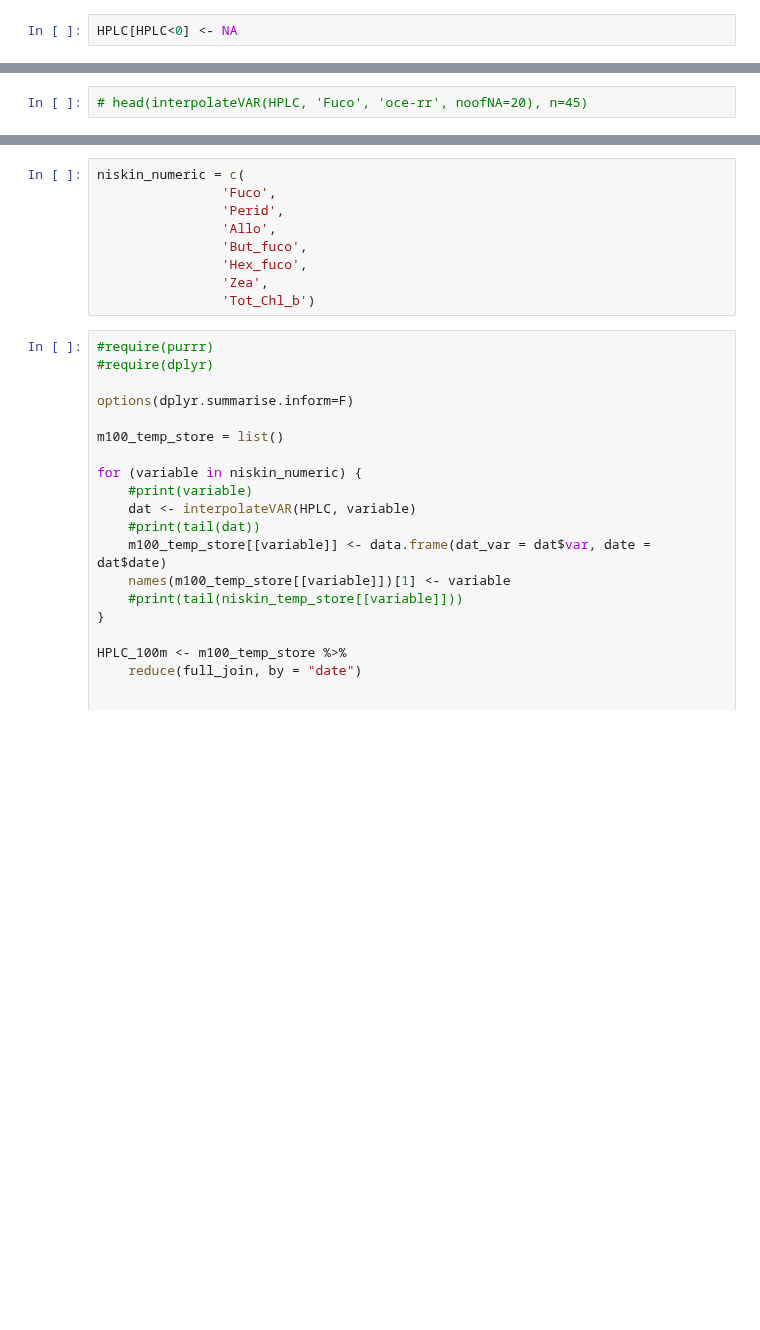
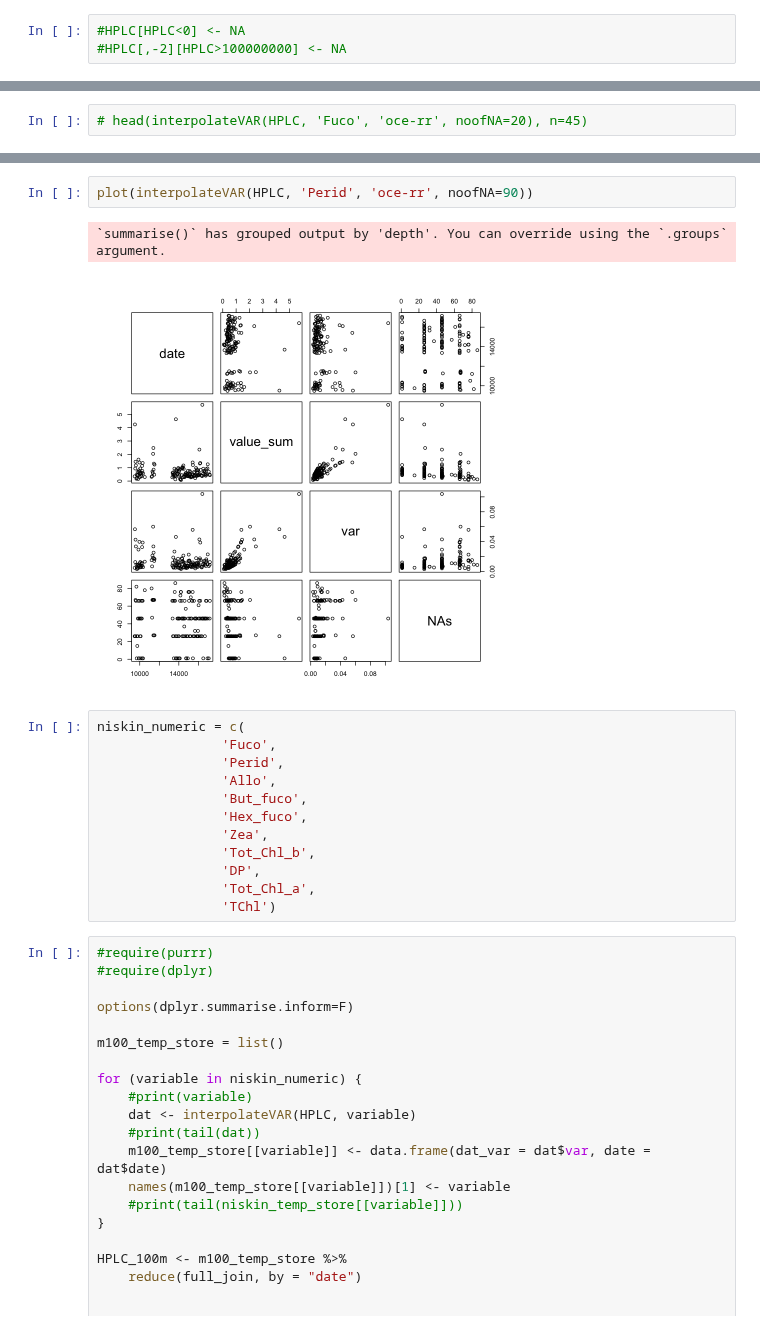
Before and after one commit to ben1post/BennyPhD, a Jupyter notebook: CaRiaco/SCRIPPS/CARIACO_data/Manuscript2DataAnalysis/DataPipeline/HPLC/HPLC_IntegrateSizePigments.R.ipynb, the cells around one changed output, grey strips where cells are left out. Saved outputs shown, nothing was run; the diff lists cells and outputs as text; blank space fills up the shorter version.

Commit message:
calc HPLC sizes

```diff
--- a/CaRiaco/SCRIPPS/CARIACO_data/Manuscript2DataAnalysis/DataPipeline/HPLC/HPLC_IntegrateSizePigments.R.ipynb
+++ b/CaRiaco/SCRIPPS/CARIACO_data/Manuscript2DataAnalysis/DataPipeline/HPLC/HPLC_IntegrateSizePigments.R.ipynb
@@ -9,5 +9,6 @@ library(oce)
 # %%
 HPLC <- read.csv("../../DATA/HPLC_SizePigments.csv")
 # %%
-HPLC[HPLC<0] <- NA
+#HPLC[HPLC<0] <- NA
+#HPLC[,-2][HPLC>100000000] <- NA
 # %%
@@ -99,3 +151,8 @@ interpolateVAR <- function(data, var, depth_to=100, depth_from=0, int_func='oce-
+# %%
+plot(interpolateVAR(HPLC, 'Perid', 'oce-rr', noofNA=90))
+# %% [output]
+`summarise()` has grouped output by 'depth'. You can override using the `.groups` argument.
+[figure, added]
 # %%
 niskin_numeric = c(
                 'Fuco',
@@ -104,7 +161,10 @@ niskin_numeric = c(
                 'But_fuco',
                 'Hex_fuco',
                 'Zea',
-                'Tot_Chl_b')
+                'Tot_Chl_b',
+                'DP',
+                'Tot_Chl_a',
+                'TChl')
 # %%
 #require(purrr)
 #require(dplyr)
```
Also changed, not shown: parts of 11 cells of this notebook, 8 other files.
